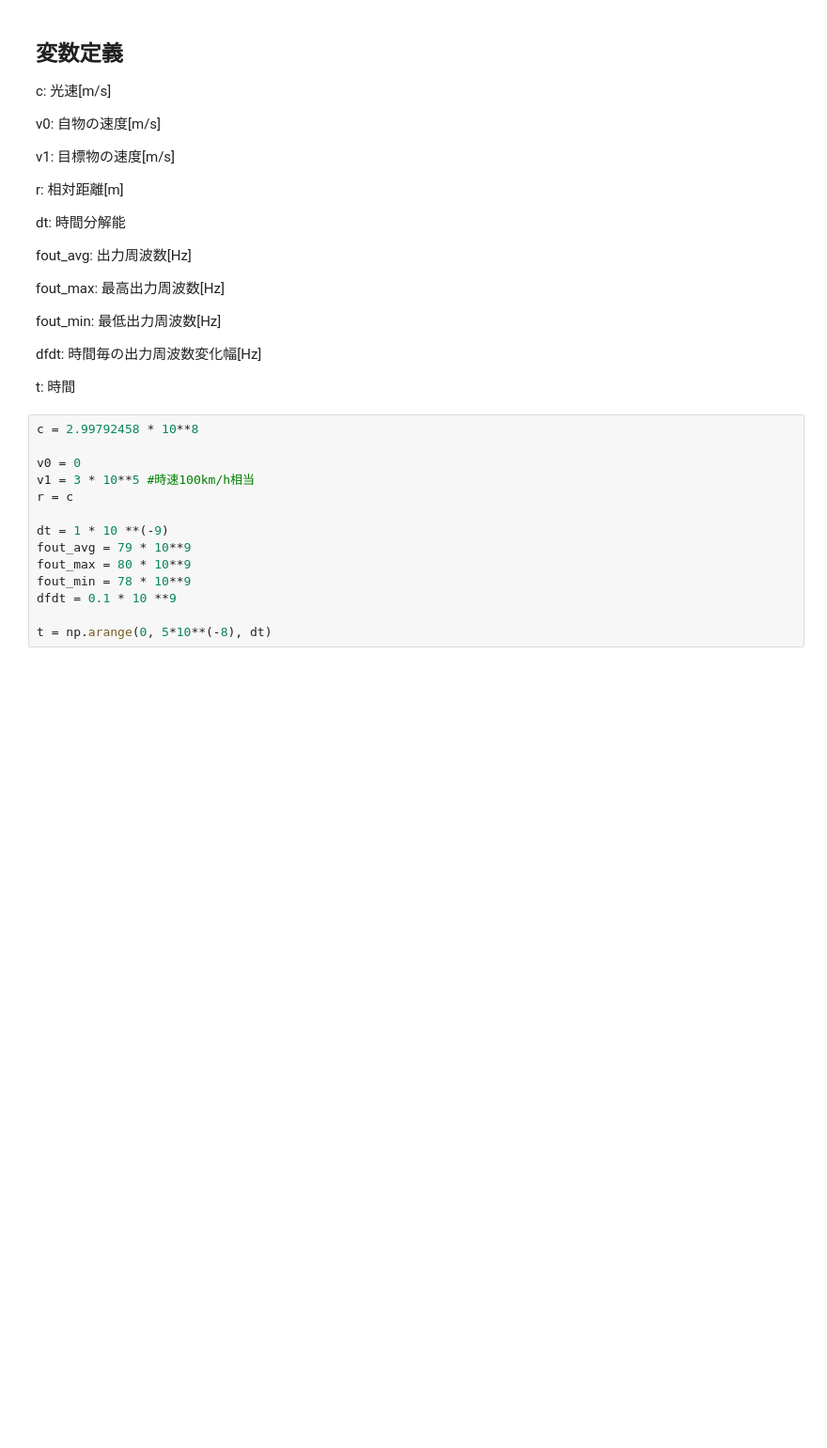
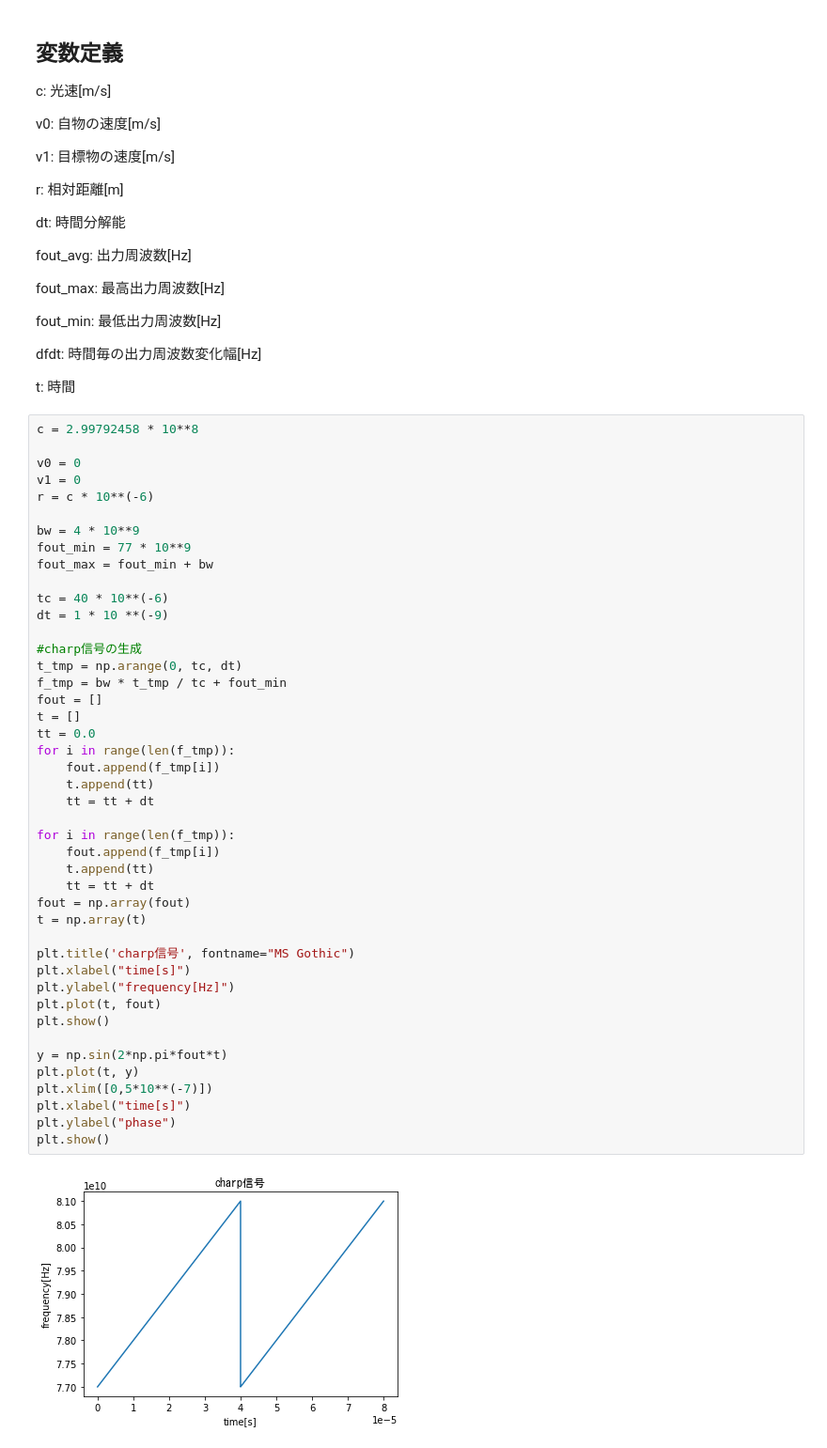
Before and after one commit to naonaorange/mmwave_traning, a Jupyter notebook: fm_cw_laider.ipynb, the cells around one changed output. Shown: that part at 94% size. Drawn from its saved outputs; the diff is of its cells as text; blank space fills up the shorter version.

```diff
--- a/fm_cw_laider.ipynb
+++ b/fm_cw_laider.ipynb
@@ -28,17 +28,49 @@ fout_min: 最低出力周波数[Hz]
 dfdt: 時間毎の出力周波数変化幅[Hz]
 
 t: 時間
-# %%
-c = 2.99792458 * 10**8
-
-v0 = 0
-v1 = 3 * 10**5 #時速100km/h相当
-r = c
-
-dt = 1 * 10 **(-9)
-fout_avg = 79 * 10**9
-fout_max = 80 * 10**9
-fout_min = 78 * 10**9
-dfdt = 0.1 * 10 **9
-
-t = np.arange(0, 5*10**(-8), dt)
+# %%
+c = 2.99792458 * 10**8
+
+v0 = 0
+v1 = 0
+r = c * 10**(-6)
+
+bw = 4 * 10**9
+fout_min = 77 * 10**9
+fout_max = fout_min + bw
+
+tc = 40 * 10**(-6)
+dt = 1 * 10 **(-9)
+
+#charp信号の生成
+t_tmp = np.arange(0, tc, dt)
+f_tmp = bw * t_tmp / tc + fout_min
+fout = []
+t = []
+tt = 0.0
+for i in range(len(f_tmp)):
+    fout.append(f_tmp[i])
+    t.append(tt)
+    tt = tt + dt
+
+for i in range(len(f_tmp)):
+    fout.append(f_tmp[i])
+    t.append(tt)
+    tt = tt + dt
+fout = np.array(fout)
+t = np.array(t)
+
+plt.title('charp信号', fontname="MS Gothic")
+plt.xlabel("time[s]")
+plt.ylabel("frequency[Hz]")
+plt.plot(t, fout)
+plt.show()
+
+y = np.sin(2*np.pi*fout*t)
+plt.plot(t, y)
+plt.xlim([0,5*10**(-7)])
+plt.xlabel("time[s]")
+plt.ylabel("phase")
+plt.show()
+# %% [output]
+[figure, added]
```
Also changed, not shown: parts of 5 cells of this notebook.
